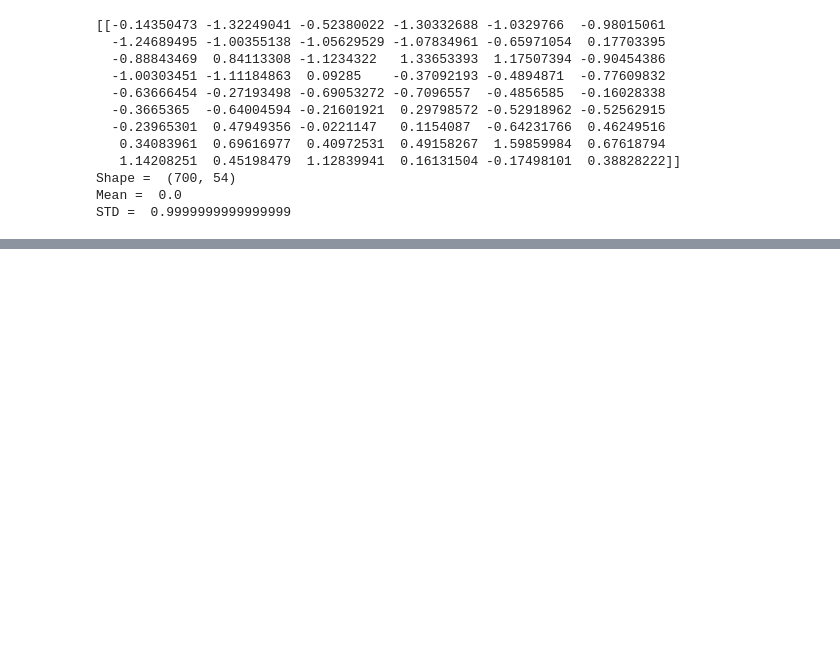
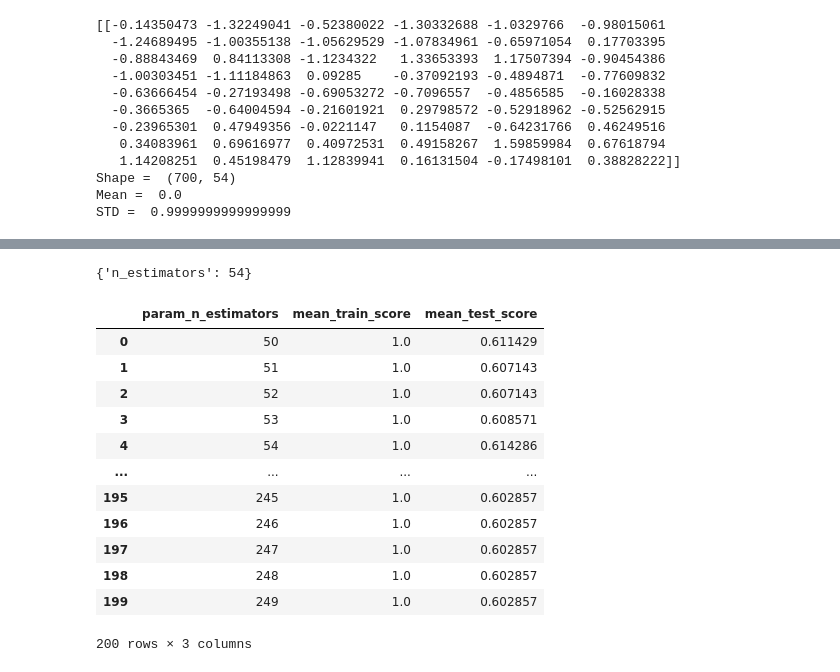
Before and after one commit to Hassan-Tamer/Alghami, a Jupyter notebook: classical.ipynb, the cells around one changed output, grey strips where cells are left out. Drawn from its saved outputs; the diff is of its cells as text; code cells hidden in the pictures; blank space fills up the shorter version.

```diff
--- a/classical.ipynb
+++ b/classical.ipynb
@@ -74,0 +202,9 @@ X_test_PCA = pca.transform(X_test)
+# %%
+model = XGBClassifier()
+scorer = make_scorer(accuracy_score)
+parameters = {"n_estimators":list(range(50,250))}
+grid_search = GridSearchCV(model,param_grid=parameters,cv=10,return_train_score=True,scoring=scorer)
+scorer = make_scorer(accuracy_score)
+grid_search = GridSearchCV(model,param_grid=parameters,cv=10,return_train_score=True,scoring=scorer)
+
+grid_search.fit(X_train_PCA,y_train)
@@ -74,0 +229,20 @@ X_test_PCA = pca.transform(X_test)
+# %%
+print(grid_search.best_params_)
+results = pd.DataFrame(grid_search.cv_results_)
+needed_results=results[['param_n_estimators','mean_train_score','mean_test_score']]
+needed_results
+# %% [output]
+{'n_estimators': 54}
+|  | param_n_estimators | mean_train_score | mean_test_score |
+| 0 | 50 | 1.0 | 0.611429 |
+| 1 | 51 | 1.0 | 0.607143 |
+| 2 | 52 | 1.0 | 0.607143 |
+| 3 | 53 | 1.0 | 0.608571 |
+| 4 | 54 | 1.0 | 0.614286 |
+| ... | ... | ... | ... |
+| 195 | 245 | 1.0 | 0.602857 |
+| 196 | 246 | 1.0 | 0.602857 |
+| 197 | 247 | 1.0 | 0.602857 |
+| 198 | 248 | 1.0 | 0.602857 |
+| 199 | 249 | 1.0 | 0.602857 |
+200 rows × 3 columns
```
Also changed, not shown: parts of 10 cells of this notebook.
